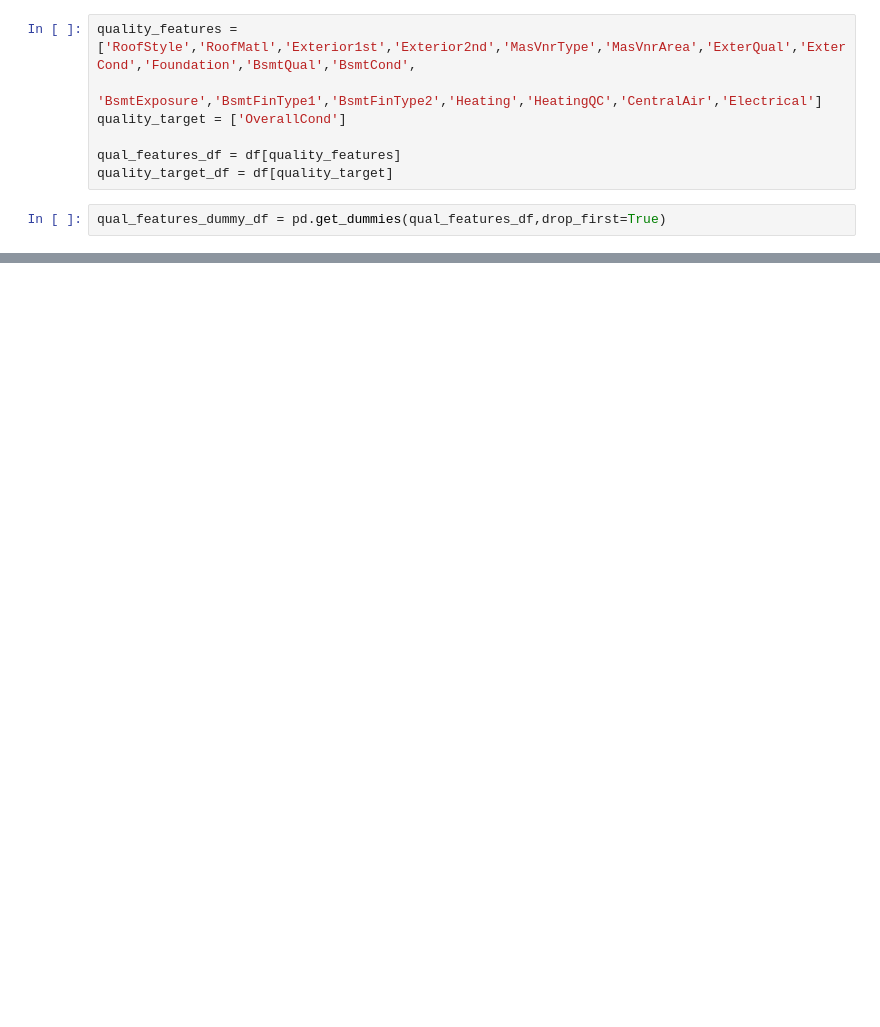
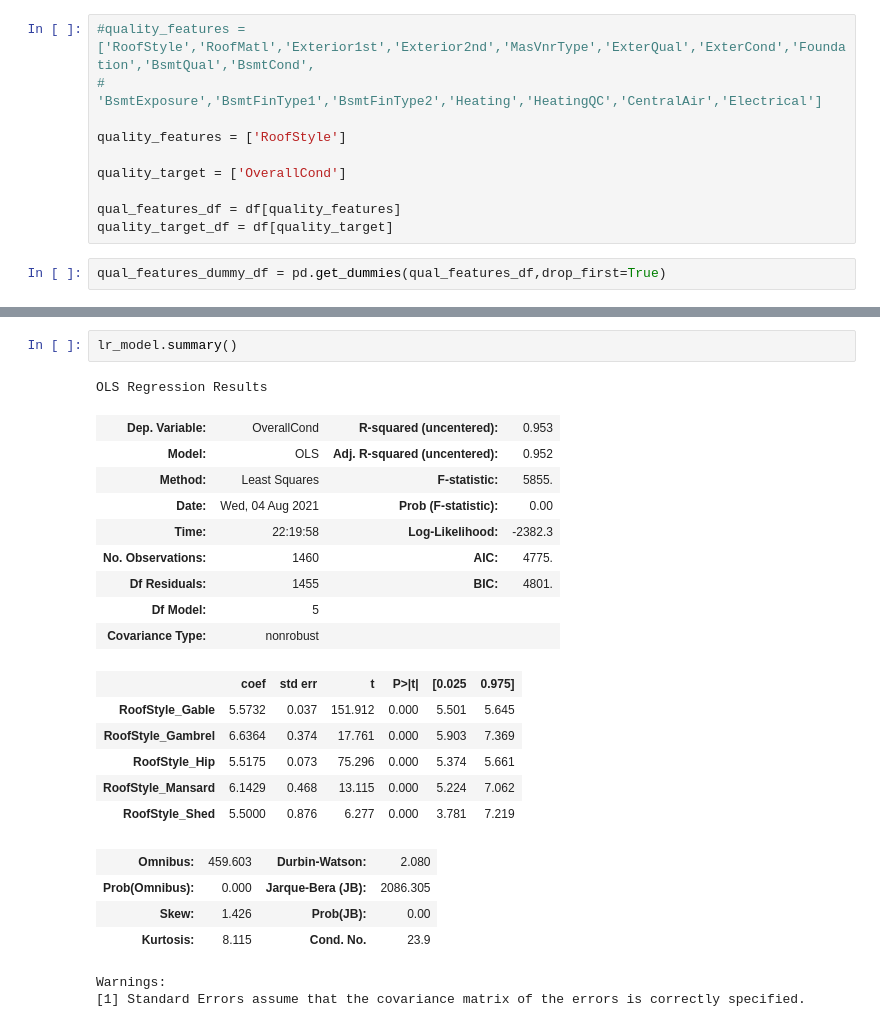
Before and after one commit to prateeksab/housingprices, a Jupyter notebook: Master_book.ipynb, the cells around one changed output, grey strips where cells are left out. Cells and saved outputs as stored; diff of their text form; blank space fills up the shorter version.

```diff
--- a/Master_book.ipynb
+++ b/Master_book.ipynb
@@ -230,6 +246,9 @@ OverallQual and OverallCond have a strong relationship. Overall condition is det
 # %%
-quality_features = ['RoofStyle','RoofMatl','Exterior1st','Exterior2nd','MasVnrType','MasVnrArea','ExterQual','ExterCond','Foundation','BsmtQual','BsmtCond',
-                    'BsmtExposure','BsmtFinType1','BsmtFinType2','Heating','HeatingQC','CentralAir','Electrical']
+#quality_features = ['RoofStyle','RoofMatl','Exterior1st','Exterior2nd','MasVnrType','ExterQual','ExterCond','Foundation','BsmtQual','BsmtCond',
+#                    'BsmtExposure','BsmtFinType1','BsmtFinType2','Heating','HeatingQC','CentralAir','Electrical']
+
+quality_features = ['RoofStyle']
+
 quality_target = ['OverallCond']
 
 qual_features_df = df[quality_features]
@@ -259,0 +261,25 @@ qual_features_dummy_df
+# %%
+lr_model.summary()
+# %% [output]
+OLS Regression Results
+| Dep. Variable: | OverallCond | R-squared (uncentered): | 0.953 |
+| Model: | OLS | Adj. R-squared (uncentered): | 0.952 |
+| Method: | Least Squares | F-statistic: | 5855. |
+| Date: | Wed, 04 Aug 2021 | Prob (F-statistic): | 0.00 |
+| Time: | 22:19:58 | Log-Likelihood: | -2382.3 |
+| No. Observations: | 1460 | AIC: | 4775. |
+| Df Residuals: | 1455 | BIC: | 4801. |
+| Df Model: | 5 |  |  |
+| Covariance Type: | nonrobust |  |  |
+|  | coef | std err | t | P>|t| | [0.025 | 0.975] |
+| RoofStyle_Gable | 5.5732 | 0.037 | 151.912 | 0.000 | 5.501 | 5.645 |
+| RoofStyle_Gambrel | 6.6364 | 0.374 | 17.761 | 0.000 | 5.903 | 7.369 |
+| RoofStyle_Hip | 5.5175 | 0.073 | 75.296 | 0.000 | 5.374 | 5.661 |
+| RoofStyle_Mansard | 6.1429 | 0.468 | 13.115 | 0.000 | 5.224 | 7.062 |
+| RoofStyle_Shed | 5.5000 | 0.876 | 6.277 | 0.000 | 3.781 | 7.219 |
+| Omnibus: | 459.603 | Durbin-Watson: | 2.080 |
+| Prob(Omnibus): | 0.000 | Jarque-Bera (JB): | 2086.305 |
+| Skew: | 1.426 | Prob(JB): | 0.00 |
+| Kurtosis: | 8.115 | Cond. No. | 23.9 |
+Warnings:
+[1] Standard Errors assume that the covariance matrix of the errors is correctly specified.
```
Also changed, not shown: parts of 5 cells of this notebook.
